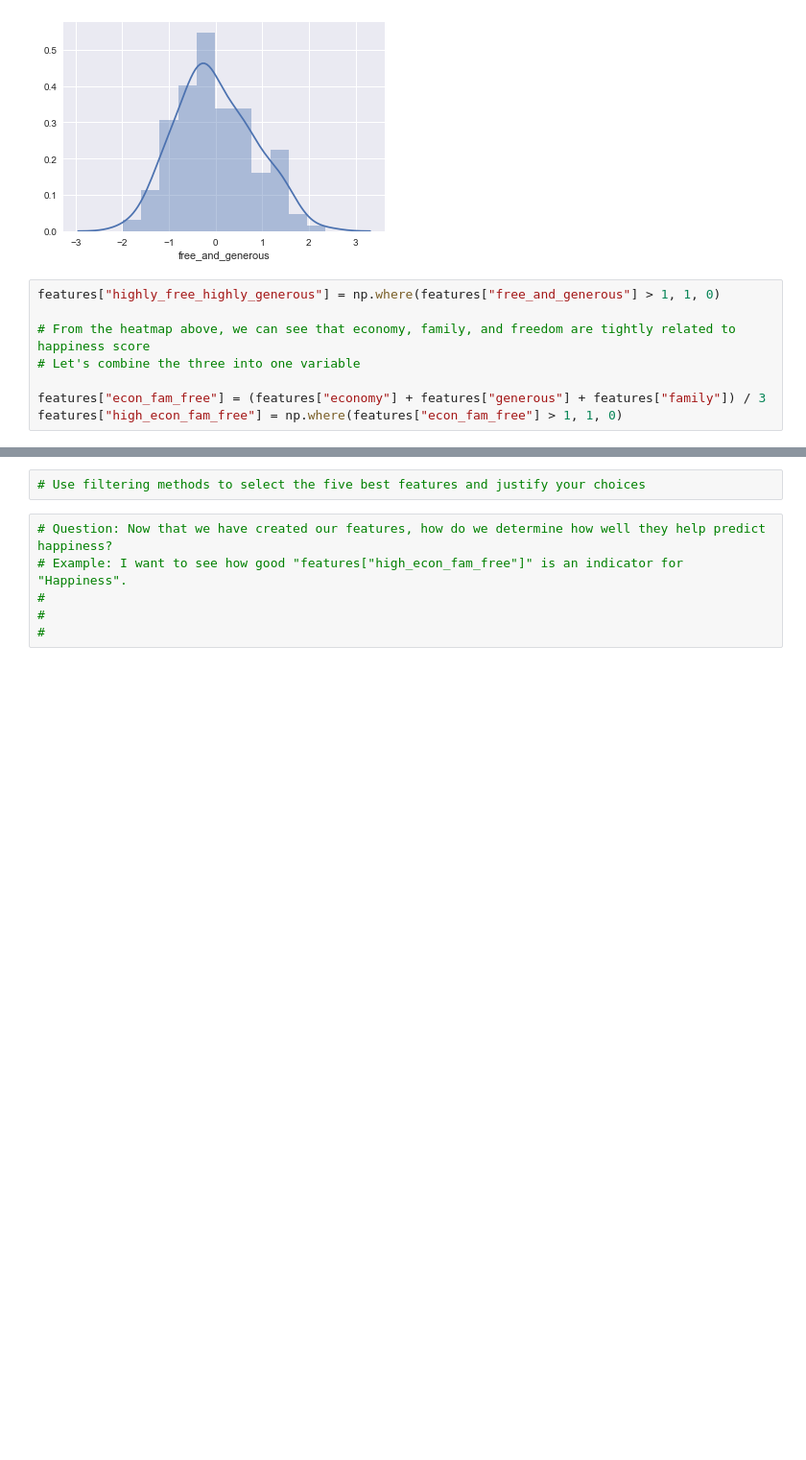
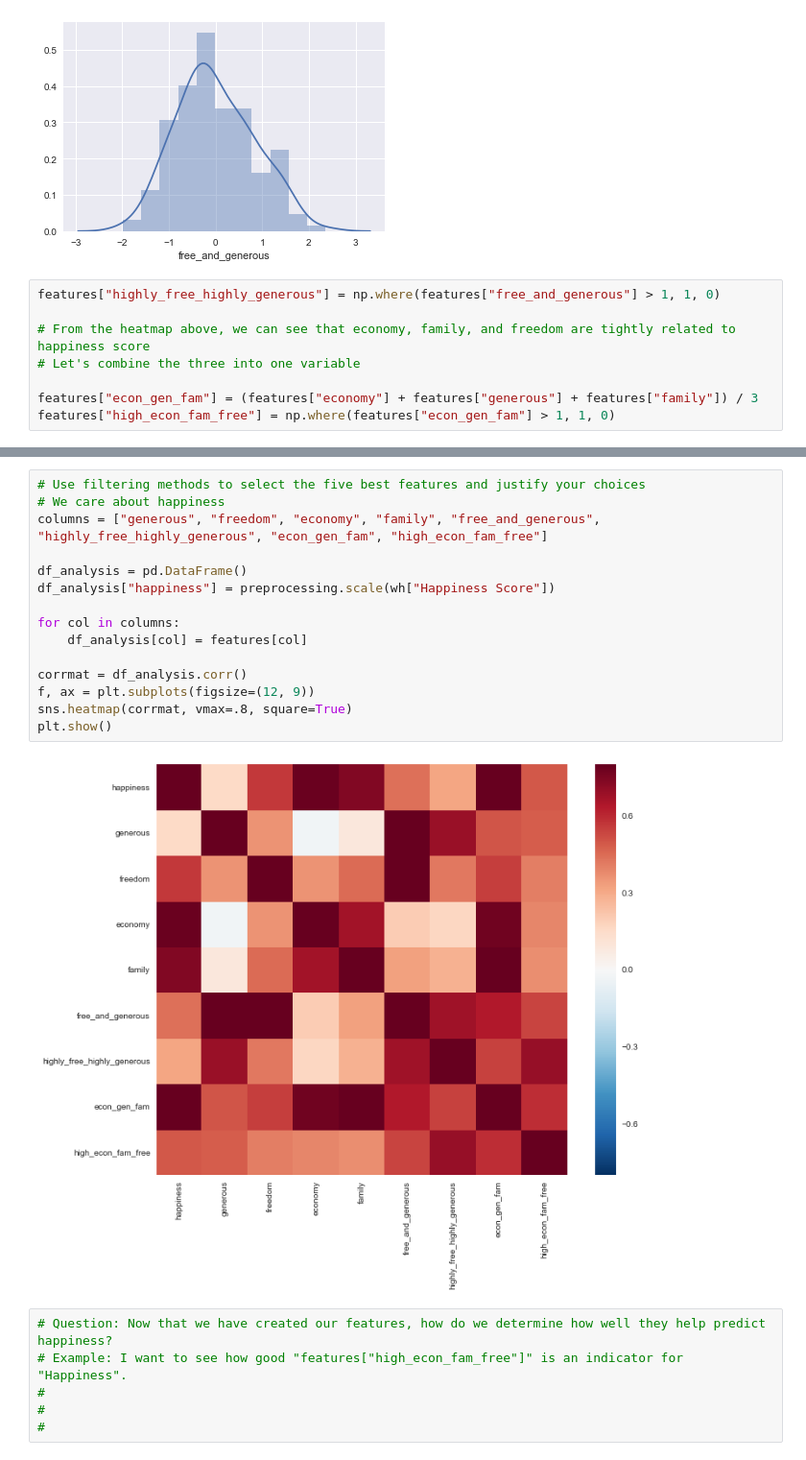
Before and after one commit to carlsednaoui/thinkful-data-science, a Jupyter notebook: coursework/unit_2/lesson_1_project_8.ipynb, the cells around one changed output, grey strips where cells are left out. Shown at 96% size. Cells and saved outputs as stored; diff of their text form; blank space fills up the shorter version.

```diff
--- a/coursework/unit_2/lesson_1_project_8.ipynb
+++ b/coursework/unit_2/lesson_1_project_8.ipynb
@@ -149,8 +149,8 @@ features["highly_free_highly_generous"] = np.where(features["free_and_generous"]
 # From the heatmap above, we can see that economy, family, and freedom are tightly related to happiness score
 # Let's combine the three into one variable
 
-features["econ_fam_free"] = (features["economy"] + features["generous"] + features["family"]) / 3
-features["high_econ_fam_free"] = np.where(features["econ_fam_free"] > 1, 1, 0)
+features["econ_gen_fam"] = (features["economy"] + features["generous"] + features["family"]) / 3
+features["high_econ_fam_free"] = np.where(features["econ_gen_fam"] > 1, 1, 0)
 # %%
 features.head()
 # %% [output]
@@ -160,8 +160,23 @@ features.head()
 | 2 | 0 | 0 | 0 | 0 | 0 | ... |
 | 3 | 0 | 0 | 0 | 0 | 0 | ... |
 | 4 | 0 | 0 | 0 | 0 | 0 | ... |
-# %%
-# Use filtering methods to select the five best features and justify your choices
+# %%
+# Use filtering methods to select the five best features and justify your choices
+# We care about happiness
+columns = ["generous", "freedom", "economy", "family", "free_and_generous", "highly_free_highly_generous", "econ_gen_fam", "high_econ_fam_free"]
+
+df_analysis = pd.DataFrame()
+df_analysis["happiness"] = preprocessing.scale(wh["Happiness Score"])
+
+for col in columns:
+    df_analysis[col] = features[col]
+
+corrmat = df_analysis.corr()
+f, ax = plt.subplots(figsize=(12, 9))
+sns.heatmap(corrmat, vmax=.8, square=True)
+plt.show()
+# %% [output]
+[figure, added]
 # %%
 # Question: Now that we have created our features, how do we determine how well they help predict happiness?
 # Example: I want to see how good "features["high_econ_fam_free"]" is an indicator for "Happiness".
```
Also changed, not shown: parts of 1 cell of this notebook.
